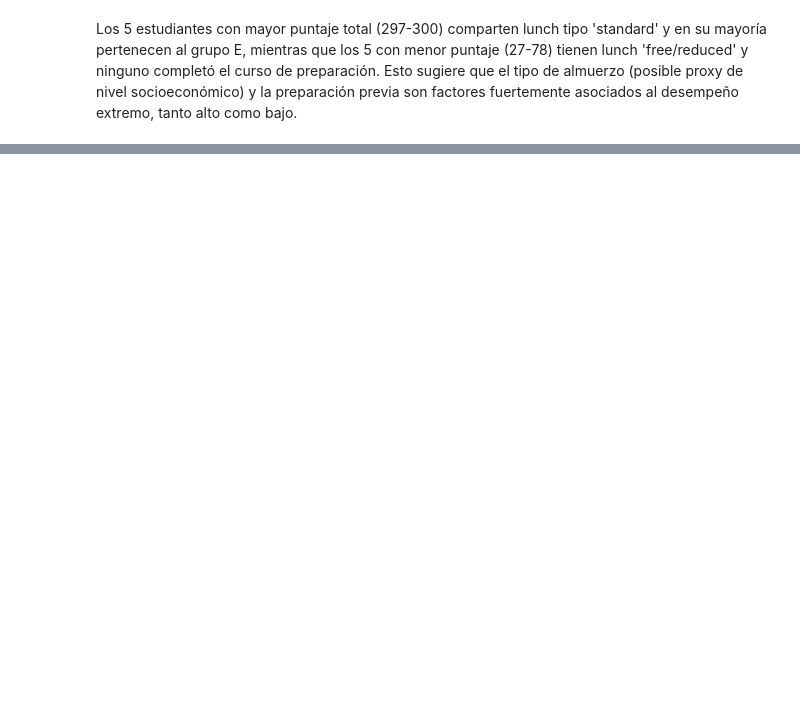
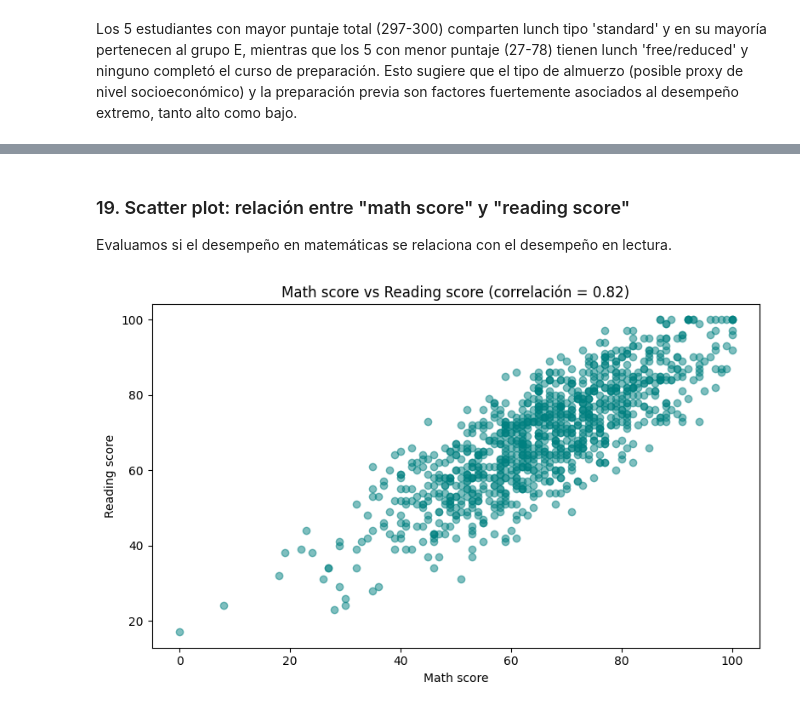
Before and after one commit to Salazar1022/machine-learning-workshop-1, a Jupyter notebook: workshop1.ipynb, the cells around one changed output, grey strips where cells are left out. Saved outputs shown, nothing was run; the diff lists cells and outputs as text; code cells hidden in the pictures; blank space fills up the shorter version.

```diff
--- a/workshop1.ipynb
+++ b/workshop1.ipynb
@@ -512,0 +587,16 @@ Los 5 estudiantes con mayor puntaje total (297-300) comparten lunch tipo 'standa
+# %% [markdown]
+### 19. Scatter plot: relación entre "math score" y "reading score"
+
+Evaluamos si el desempeño en matemáticas se relaciona con el desempeño en lectura.
+# %%
+correlacion = students_data["math score"].corr(students_data["reading score"])
+
+plt.figure(figsize=(8,5))
+plt.scatter(students_data["math score"], students_data["reading score"], alpha=0.5, color="teal")
+plt.title(f"Math score vs Reading score (correlación = {correlacion:.2f})")
+plt.xlabel("Math score")
+plt.ylabel("Reading score")
+plt.tight_layout()
+plt.show()
+# %% [output]
+[figure, added]
```
Also changed, not shown: parts of 33 cells of this notebook, 1 other file.
